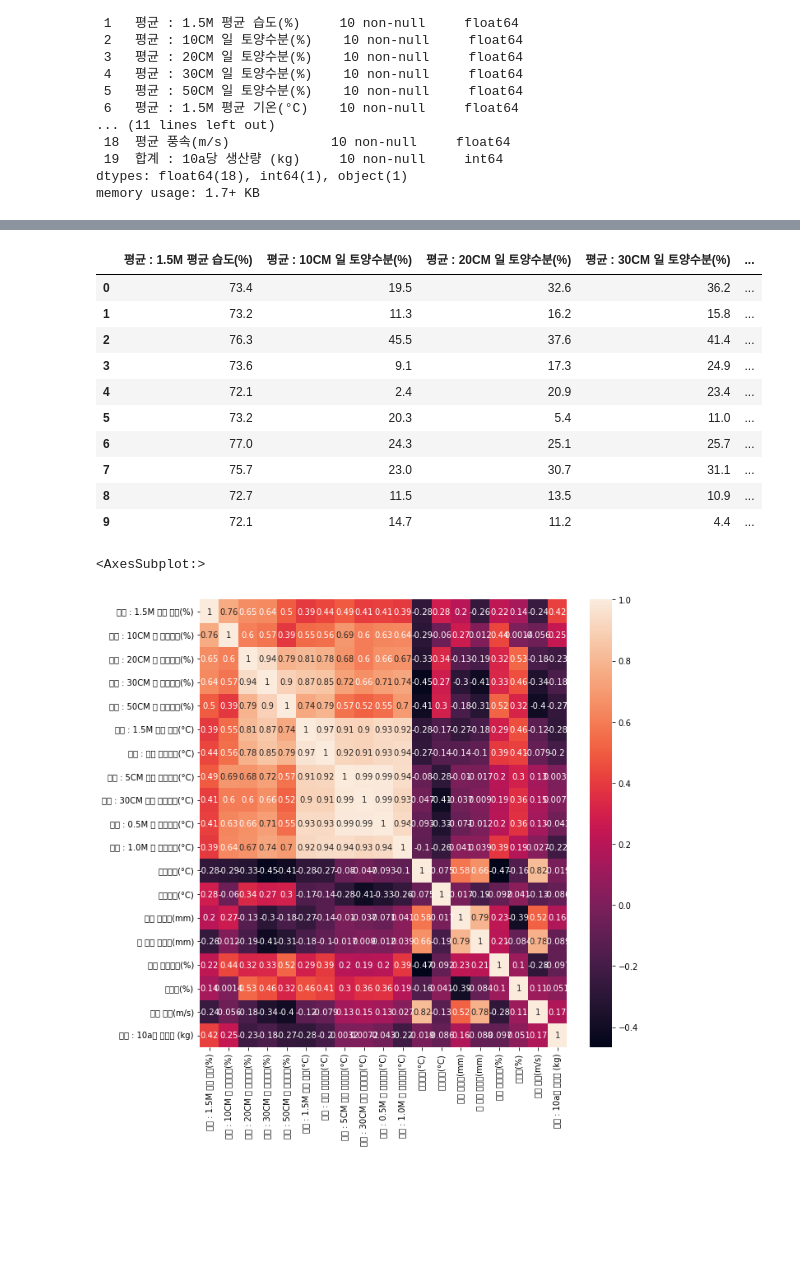
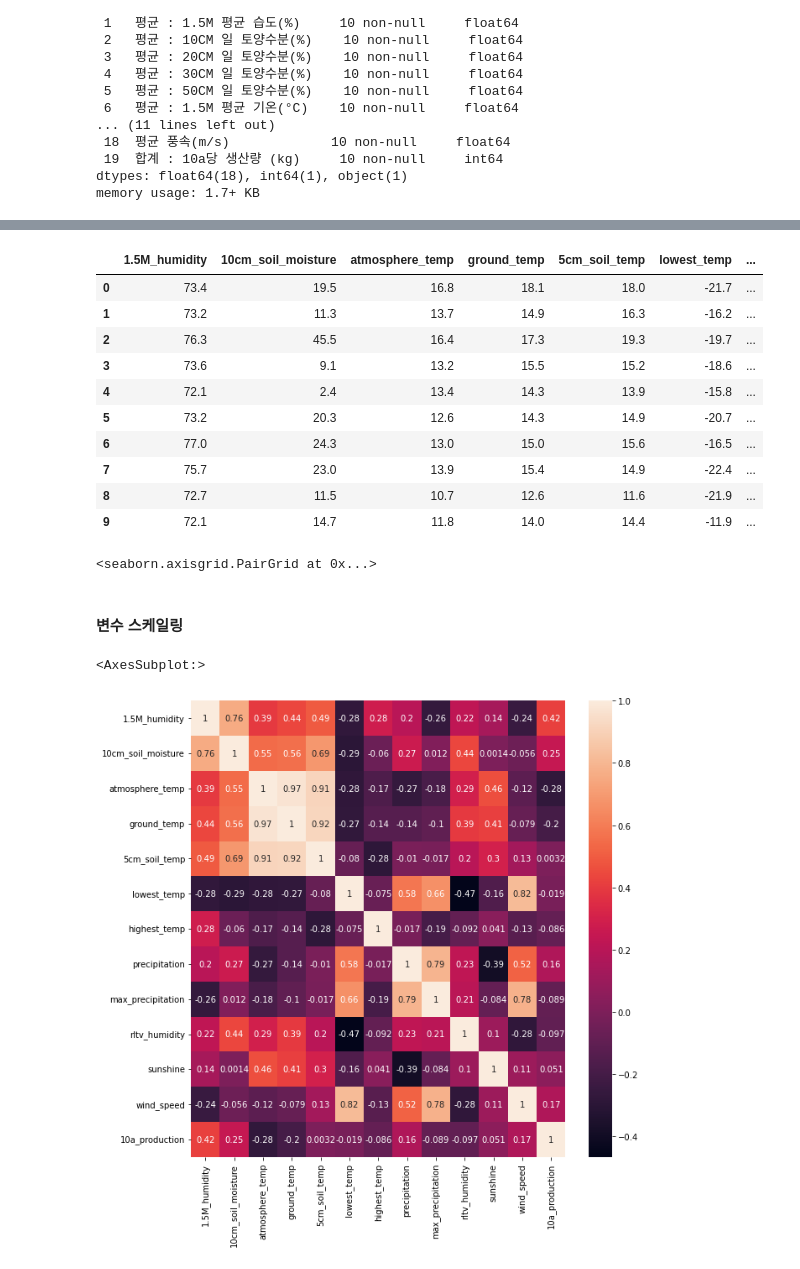
Before and after one commit to jadenYun96/2022-1_ML_Basic-AI-, a Jupyter notebook: Mini_project_201621464.ipynb, the cells around one changed output, grey strips where cells are left out. Drawn from its saved outputs; the diff is of its cells as text; code cells hidden in the pictures; blank space fills up the shorter version.

```diff
--- a/Mini_project_201621464.ipynb
+++ b/Mini_project_201621464.ipynb
@@ -73,28 +82,40 @@ df.columns=["지역","1.5M_humidity","10cm_soil_moisture","20cm_soil_moisture",
+# %%
+df=df.drop(["20cm_soil_moisture","30cm_soil_moisture",
+"50cm_soil_moisture", "30cm_soil_temp","50cm_soil_temp","1M_soil_temp"
+],axis=1)
 # %%
 df=df.drop("지역",axis=1)
 df
 # %% [output]
-|  | 평균 : 1.5M 평균 습도(%) | 평균 : 10CM 일 토양수분(%) | 평균 : 20CM 일 토양수분(%) | 평균 : 30CM 일 토양수분(%) | ... |
-| 0 | 73.4 | 19.5 | 32.6 | 36.2 | ... |
-| 1 | 73.2 | 11.3 | 16.2 | 15.8 | ... |
-| 2 | 76.3 | 45.5 | 37.6 | 41.4 | ... |
-| 3 | 73.6 | 9.1 | 17.3 | 24.9 | ... |
-| 4 | 72.1 | 2.4 | 20.9 | 23.4 | ... |
-| 5 | 73.2 | 20.3 | 5.4 | 11.0 | ... |
-| 6 | 77.0 | 24.3 | 25.1 | 25.7 | ... |
-| 7 | 75.7 | 23.0 | 30.7 | 31.1 | ... |
-| 8 | 72.7 | 11.5 | 13.5 | 10.9 | ... |
-| 9 | 72.1 | 14.7 | 11.2 | 4.4 | ... |
+|  | 1.5M_humidity | 10cm_soil_moisture | atmosphere_temp | ground_temp | 5cm_soil_temp | lowest_temp | ... |
+| 0 | 73.4 | 19.5 | 16.8 | 18.1 | 18.0 | -21.7 | ... |
+| 1 | 73.2 | 11.3 | 13.7 | 14.9 | 16.3 | -16.2 | ... |
+| 2 | 76.3 | 45.5 | 16.4 | 17.3 | 19.3 | -19.7 | ... |
+| 3 | 73.6 | 9.1 | 13.2 | 15.5 | 15.2 | -18.6 | ... |
+| 4 | 72.1 | 2.4 | 13.4 | 14.3 | 13.9 | -15.8 | ... |
+| 5 | 73.2 | 20.3 | 12.6 | 14.3 | 14.9 | -20.7 | ... |
+| 6 | 77.0 | 24.3 | 13.0 | 15.0 | 15.6 | -16.5 | ... |
+| 7 | 75.7 | 23.0 | 13.9 | 15.4 | 14.9 | -22.4 | ... |
+| 8 | 72.7 | 11.5 | 10.7 | 12.6 | 11.6 | -21.9 | ... |
+| 9 | 72.1 | 14.7 | 11.8 | 14.0 | 14.4 | -11.9 | ... |
+# %%
+# 변수 분포 확인
+sns.pairplot(df)
+# %% [output]
+<seaborn.axisgrid.PairGrid at 0x...>
+# %% [markdown]
+#### 변수 스케일링
 # %%
 from sklearn.preprocessing import StandardScaler, MinMaxScaler
 scaler=MinMaxScaler()
 scaler.fit(df)
 df_scaled=scaler.transform(df)
 df_scaled= pd.DataFrame(df_scaled,columns=df.columns)
+df=df_scaled
 # %%
 plt.figure(figsize=(10,10))
-sns.heatmap(df_scaled.corr(), annot=True)
+sns.heatmap(df.corr(), annot=True)
 # %% [output]
 <AxesSubplot:>
-[figure, old version]
+[figure, new version]
 # %%
```
Also changed, not shown: parts of 21 cells of this notebook, 7 other files.
